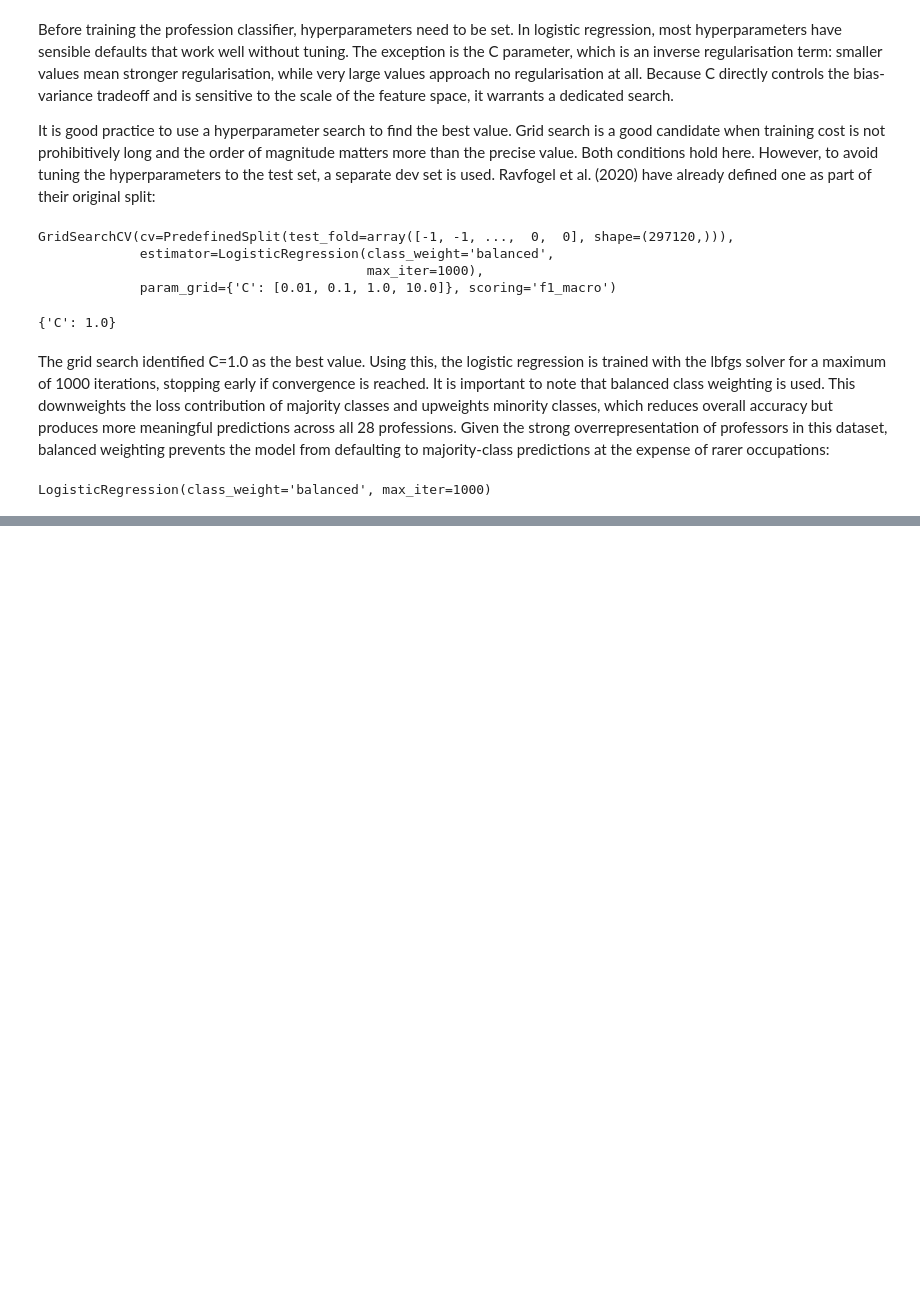
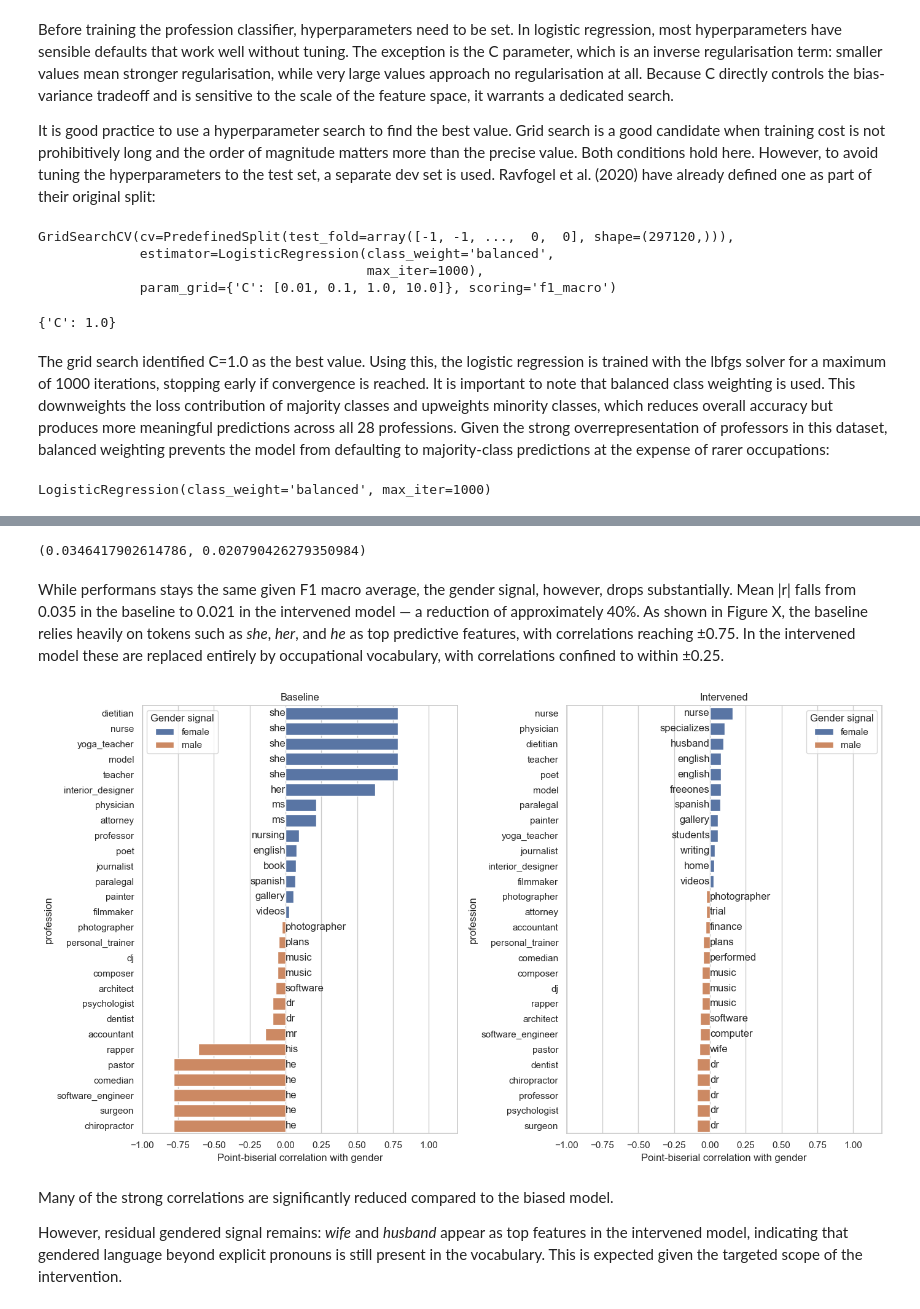
Before and after one commit to felinosoph/gender-bias-in-prediction, a Jupyter notebook: modeling.ipynb, the cells around one changed output, grey strips where cells are left out. Saved outputs shown, nothing was run; the diff lists cells and outputs as text; code cells hidden in the pictures; blank space fills up the shorter version.

Commit message:
Intervention Experiment

```diff
--- a/modeling.ipynb
+++ b/modeling.ipynb
@@ -493,0 +625,25 @@ plot_gender_correlations(result_df, "report/figures/gender_bias_correlation.png"
+# %%
+pronouns = ["she", "her", "hers", "he", "his", "him", "ms", "mr", "mrs"]
+tf_idf_no_pronouns = TfidfVectorizer(
+    analyzer="word",
+    lowercase=True,
+    stop_words=pronouns,
+    ngram_range=(1, 1),
+    max_features=50_000,
+    min_df=0.001,
+    max_df=0.99,
+    sublinear_tf=True,
+)
+tf_idf_no_pronouns = tf_idf_no_pronouns.fit(train_df[BiasInBiosColumns.BIO])
+# %%
+X_train_no_pronouns = tf_idf_no_pronouns.transform(train_df[BiasInBiosColumns.BIO])
+X_dev_no_pronouns = tf_idf_no_pronouns.transform(dev_df[BiasInBiosColumns.BIO])
+X_test_no_pronouns = tf_idf_no_pronouns.transform(test_df[BiasInBiosColumns.BIO])
+# %%
+model_debias = LogisticRegression(
+    solver="lbfgs",
+    max_iter=1000,
+    C=1.0,
+    class_weight="balanced",
+)
+model_debias.fit(X_train_no_pronouns, y_train)
@@ -493,0 +684,4 @@ plot_gender_correlations(result_df, "report/figures/gender_bias_correlation.png"
+# %%
+result_no_pronouns_df = calculate_correlations_to_gender(
+    model_debias, tf_idf_no_pronouns, X_test_no_pronouns, test_df, 25, 25
+)
@@ -493,0 +698,40 @@ plot_gender_correlations(result_df, "report/figures/gender_bias_correlation.png"
+# %%
+def calculate_r(result_df: pd.DataFrame) -> float:
+
+    corr_cols = [col for col in result_df.columns if (col.startswith("corr") and col.endswith("correlation"))]
+
+    r_pronouns = result_df[corr_cols].abs().values.mean(axis=1).mean()
+    return float(r_pronouns)
+calculate_r(result_df), calculate_r(result_no_pronouns_df)
+# %% [output]
+(0.0346417902614786, 0.020790426279350984)
+# %% [markdown]
+While performans stays the same given F1 macro average, the gender signal,
+however, drops substantially. Mean |r| falls from 0.035
+in the baseline to 0.021 in the intervened model — a reduction of approximately
+40%. As shown in Figure X, the baseline relies heavily on tokens such as *she*,
+*her*, and *he* as top predictive features, with correlations reaching ±0.75.
+In the intervened model these are replaced entirely by occupational vocabulary,
+with correlations confined to within ±0.25.
+# %%
+fig, (ax1, ax2) = plt.subplots(1, 2, figsize=(14, 8))
+
+plot_gender_correlations(result_df, feature_rank=0, ax=ax1)
+ax1.set_title("Baseline")
+
+plot_gender_correlations(result_no_pronouns_df, feature_rank=0, ax=ax2)
+ax2.set_title("Intervened")
+
+plt.tight_layout()
+plt.savefig("report/figures/gender_bias_comparison.png", bbox_inches="tight", dpi=150)
+# %% [output]
+[figure, added]
+# %% [markdown]
+Many of the strong correlations are significantly reduced compared to the
+biased model.
+
+However, residual gendered signal remains: *wife* and *husband* appear as top
+features
+in the intervened model, indicating that gendered language beyond explicit
+pronouns is still present in the vocabulary. This is expected given the
+targeted scope of the intervention.
```
Also changed, not shown: parts of 33 cells of this notebook, 2 other files.
